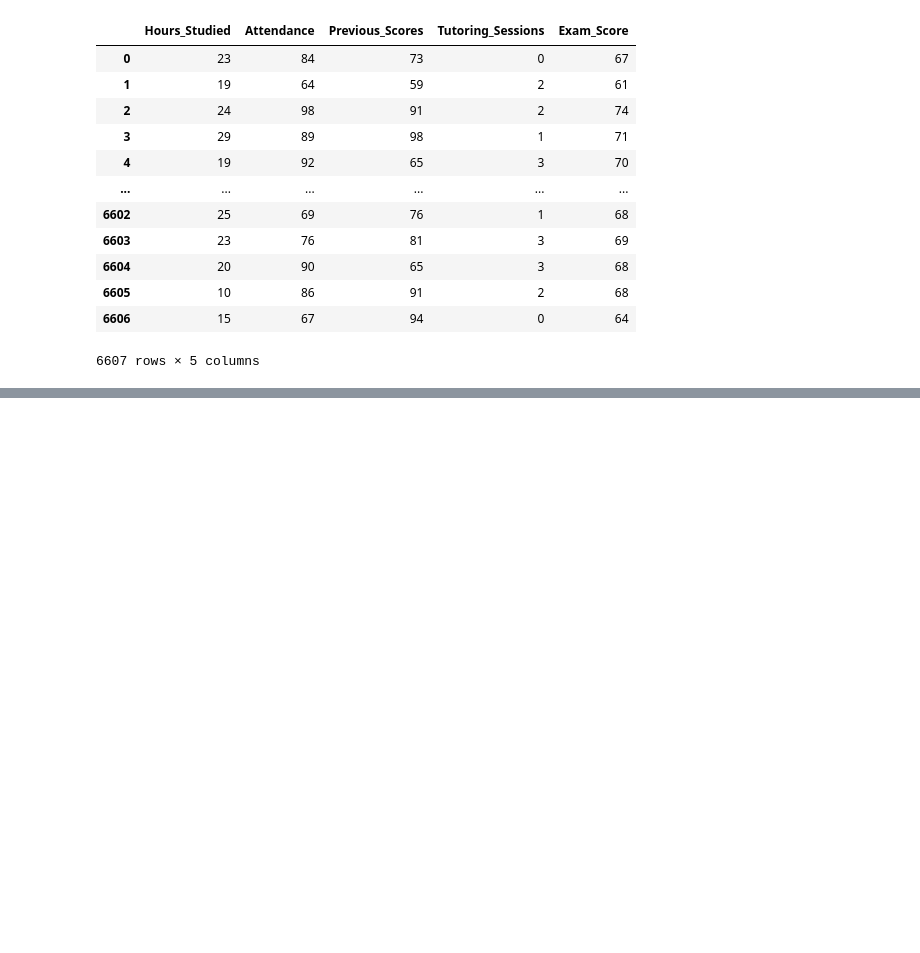
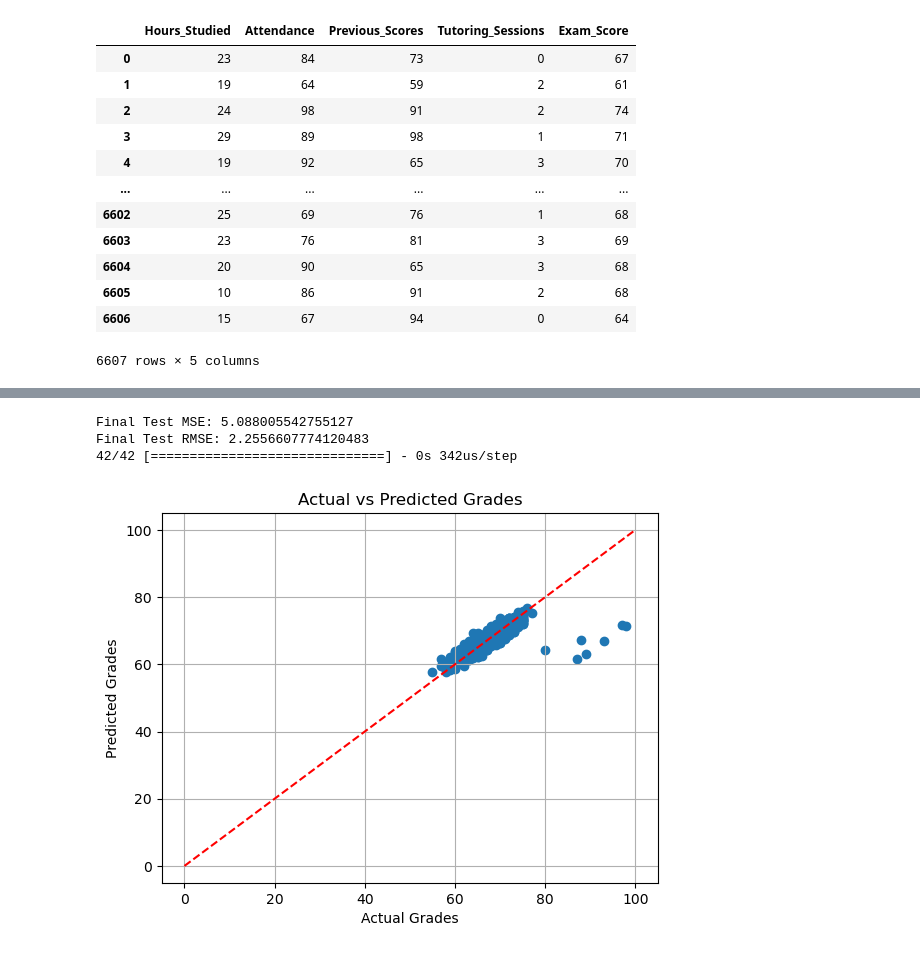
Before and after one commit to cc81972/Predict-a-score, a Jupyter notebook: modelcreation.ipynb, the cells around one changed output, grey strips where cells are left out. Cells and saved outputs as stored; diff of their text form; code cells hidden in the pictures; blank space fills up the shorter version.

Commit message:
finished neural network model

```diff
--- a/modelcreation.ipynb
+++ b/modelcreation.ipynb
@@ -56,0 +114,21 @@ For Degree: 4 , our Train MSE: 6.270753949026224, Test MSE: 5.156117061623398, T
+# %%
+# Evaluate the model on the test set
+final_test_mse = best_model.evaluate(X_test, y_test, verbose=0)[0]
+final_test_rmse = np.sqrt(final_test_mse)
+print(f"Final Test MSE: {final_test_mse}")
+print(f"Final Test RMSE: {final_test_rmse}")
+
+# Graph for actual vs predicted
+y_pred = best_model.predict(X_test)
+plt.scatter(y_test, y_pred)
+plt.xlabel('Actual Grades')
+plt.ylabel('Predicted Grades')
+plt.title('Actual vs Predicted Grades')
+plt.plot([0, 100], [0, 100], 'r--')
+plt.grid(True)
+plt.show()
+# %% [output]
+Final Test MSE: 5.088005542755127
+Final Test RMSE: 2.2556607774120483
+42/42 [==============================] - 0s 342us/step
+[figure, added]
```
Also changed, not shown: parts of 4 cells of this notebook, 1 other file.
